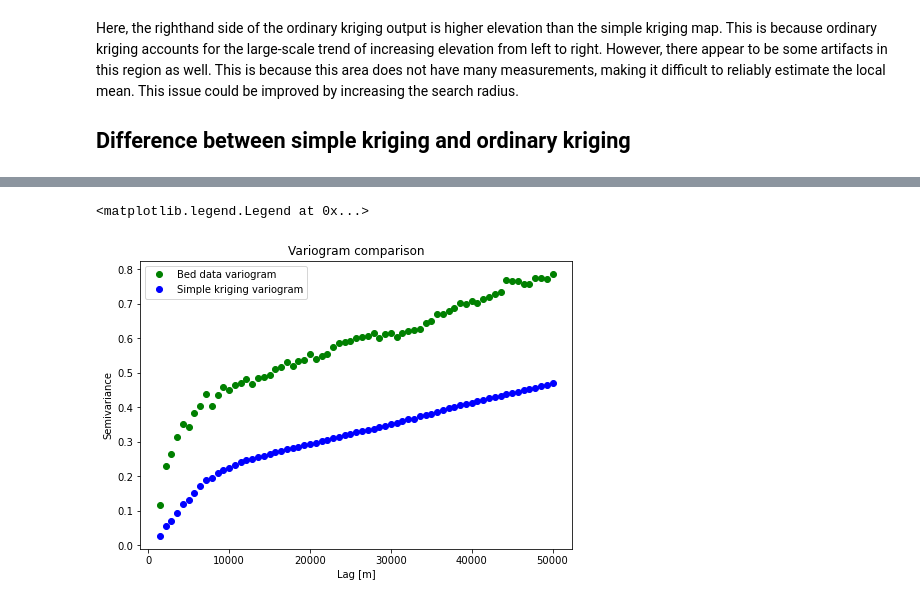
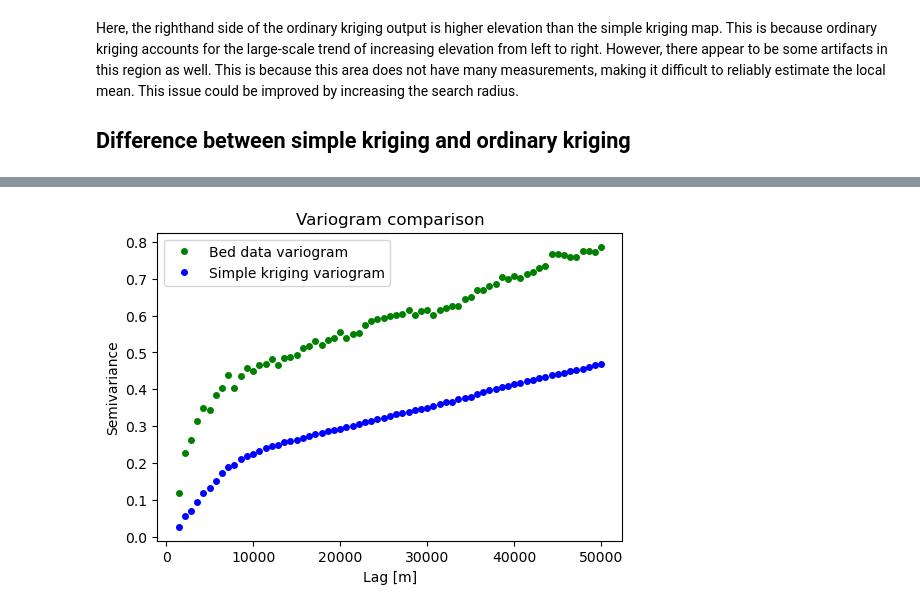
Before and after one commit to GatorGlaciology/GStatSim, a Jupyter notebook: GStat-Sim/3_Simple_kriging_and_ordinary_kriging.ipynb, the cells around one changed output, grey strips where cells are left out. Saved outputs shown, nothing was run; the diff lists cells and outputs as text; code cells hidden in the pictures.

```diff
--- a/GStat-Sim/3_Simple_kriging_and_ordinary_kriging.ipynb
+++ b/GStat-Sim/3_Simple_kriging_and_ordinary_kriging.ipynb
@@ -306,23 +301,18 @@ VS = skg.Variogram(coords_s, values_s, bin_func = "even", n_lags = n_lags,
 # %%
-# plot variogram
-
-# extract variogram values
-
 # experimental variogram (from beginning of script)
 xe = V1.bins
 ye = V1.experimental
 
 # simple kriging variogram
 xs = VS.bins
 ys = VS.experimental
 
-fig = plt.figure()
-plt.plot(xe,ye,'og', label = 'Bed data variogram')
-plt.plot(xs,ys,'ob', label = 'Simple kriging variogram')
+plt.figure(figsize=(6,4))
+plt.plot(xe,ye,'og', markersize=4, label='Bed data variogram')
+plt.plot(xs,ys,'ob', markersize=4, label='Simple kriging variogram')
 plt.title('Variogram comparison')
 plt.xlabel('Lag [m]'); plt.ylabel('Semivariance')
-plt.subplots_adjust(left=0.0, bottom=0.0, right=1, top=1) # adjust the plot size
 plt.legend(loc='upper left')
+plt.show()
 # %% [output]
-<matplotlib.legend.Legend at 0x...>
-[figure, old version]
+[figure, new version]
```
Also changed, not shown: parts of 10 cells of this notebook, 1 other file.
